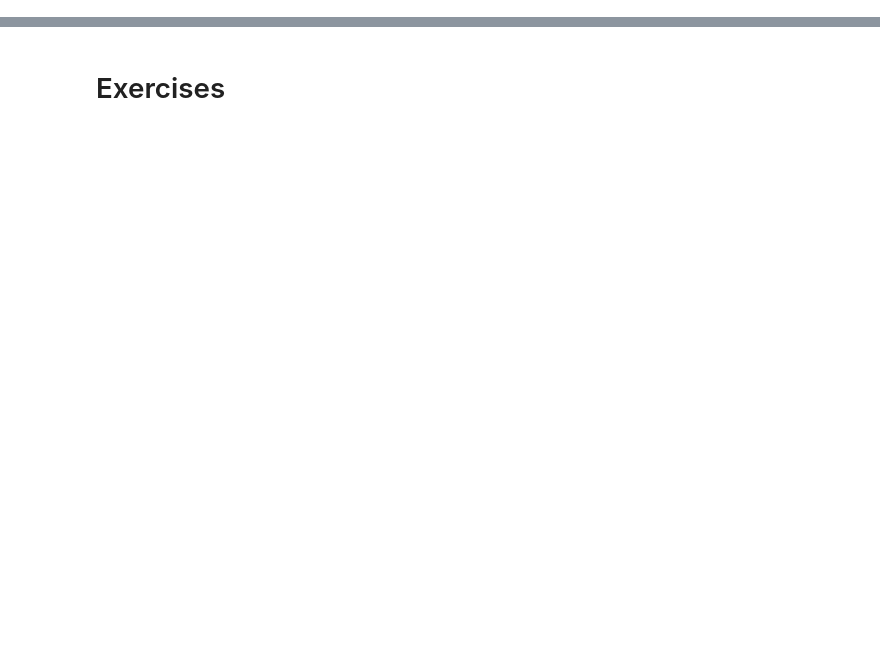
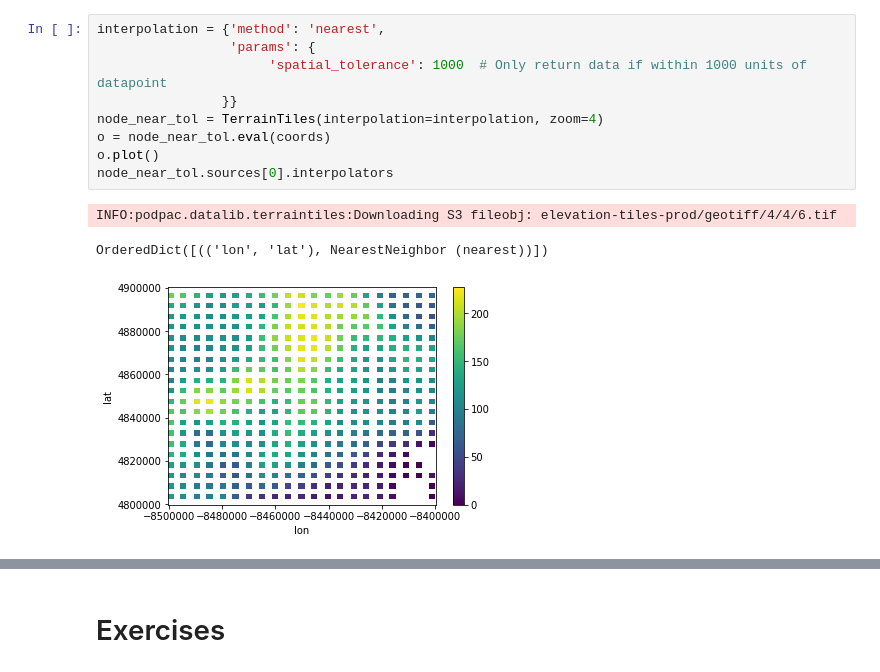
Before and after one commit to creare-com/podpac-examples, a Jupyter notebook: notebooks/ams-short-course/03-data-access-harmonization-processing.ipynb, the cells around one changed output, grey strips where cells are left out. Drawn from its saved outputs; the diff is of its cells as text; blank space fills up the shorter version.

```diff
--- a/notebooks/ams-short-course/03-data-access-harmonization-processing.ipynb
+++ b/notebooks/ams-short-course/03-data-access-harmonization-processing.ipynb
@@ -40,0 +159,13 @@ pass
+# %%
+interpolation = {'method': 'nearest',
+                 'params': {
+                      'spatial_tolerance': 1000  # Only return data if within 1000 units of datapoint
+                }}
+node_near_tol = TerrainTiles(interpolation=interpolation, zoom=4)
+o = node_near_tol.eval(coords)
+o.plot()
+node_near_tol.sources[0].interpolators
+# %% [output]
+INFO:podpac.datalib.terraintiles:Downloading S3 fileobj: elevation-tiles-prod/geotiff/4/4/6.tif
+OrderedDict([(('lon', 'lat'), NearestNeighbor (nearest))])
+[figure, added]
```
Also changed, not shown: parts of 32 cells of this notebook, 3 other files.
